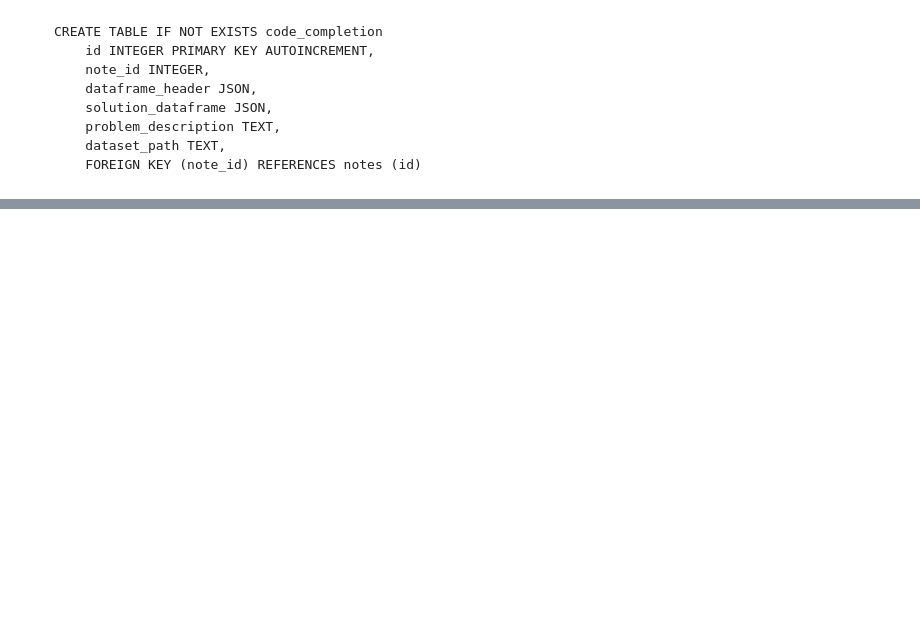
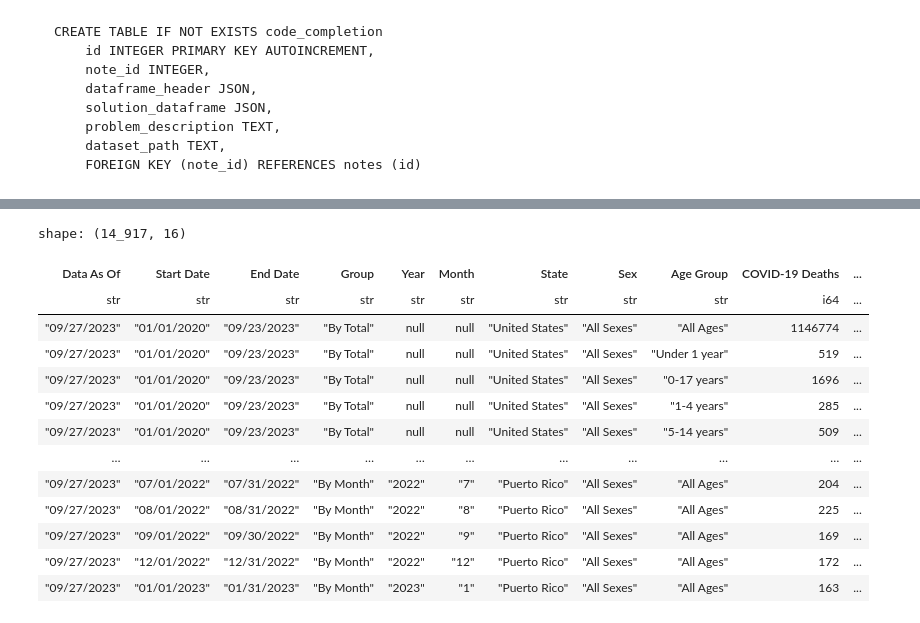
Before and after one commit to FergusCurrie/memory, a Jupyter notebook: backend/code_completion/creating_training.ipynb, the cells around one changed output, grey strips where cells are left out. Drawn from its saved outputs; the diff is of its cells as text; code cells hidden in the pictures; blank space fills up the shorter version.

```diff
--- a/backend/code_completion/creating_training.ipynb
+++ b/backend/code_completion/creating_training.ipynb
@@ -47,0 +95,31 @@ write_example_to_db(input_header, result, dataset_path, description)
+# %%
+q1 = pl.col('COVID-19 Deaths').quantile(0.25)
+q3 = pl.col('COVID-19 Deaths').quantile(0.75)
+iqr = q3 - q1
+threshold = 1.5
+lower_limit = q1 - iqr * threshold
+upper_limit = q3 + iqr * threshold
+
+description = "Apply IQR filter with a threshold of 1.5 based on 'COVID-19 Deaths' to dataframe"
+is_outlier_iqr = (pl.col('COVID-19 Deaths') < lower_limit) | (pl.col('COVID-19 Deaths') > upper_limit)
+df_iqr_outlier_removed = (
+    df
+    .filter(is_outlier_iqr.not_())
+)
+df_iqr_outlier_removed.filter(is_outlier_iqr)
+result
+# %% [output]
+shape: (14_917, 16)
+| Data As Of | Start Date | End Date | Group | Year | Month | State | Sex | Age Group | COVID-19 Deaths | ... |
+| str | str | str | str | str | str | str | str | str | i64 | ... |
+| "09/27/2023" | "01/01/2020" | "09/23/2023" | "By Total" | null | null | "United States" | "All Sexes" | "All Ages" | 1146774 | ... |
+| "09/27/2023" | "01/01/2020" | "09/23/2023" | "By Total" | null | null | "United States" | "All Sexes" | "Under 1 year" | 519 | ... |
+| "09/27/2023" | "01/01/2020" | "09/23/2023" | "By Total" | null | null | "United States" | "All Sexes" | "0-17 years" | 1696 | ... |
+| "09/27/2023" | "01/01/2020" | "09/23/2023" | "By Total" | null | null | "United States" | "All Sexes" | "1-4 years" | 285 | ... |
+| "09/27/2023" | "01/01/2020" | "09/23/2023" | "By Total" | null | null | "United States" | "All Sexes" | "5-14 years" | 509 | ... |
+| … | … | … | … | … | … | … | … | … | … | ... |
+| "09/27/2023" | "07/01/2022" | "07/31/2022" | "By Month" | "2022" | "7" | "Puerto Rico" | "All Sexes" | "All Ages" | 204 | ... |
+| "09/27/2023" | "08/01/2022" | "08/31/2022" | "By Month" | "2022" | "8" | "Puerto Rico" | "All Sexes" | "All Ages" | 225 | ... |
+| "09/27/2023" | "09/01/2022" | "09/30/2022" | "By Month" | "2022" | "9" | "Puerto Rico" | "All Sexes" | "All Ages" | 169 | ... |
+| "09/27/2023" | "12/01/2022" | "12/31/2022" | "By Month" | "2022" | "12" | "Puerto Rico" | "All Sexes" | "All Ages" | 172 | ... |
+| "09/27/2023" | "01/01/2023" | "01/31/2023" | "By Month" | "2023" | "1" | "Puerto Rico" | "All Sexes" | "All Ages" | 163 | ... |
```
Also changed, not shown: parts of 5 cells of this notebook, 17 other files.
